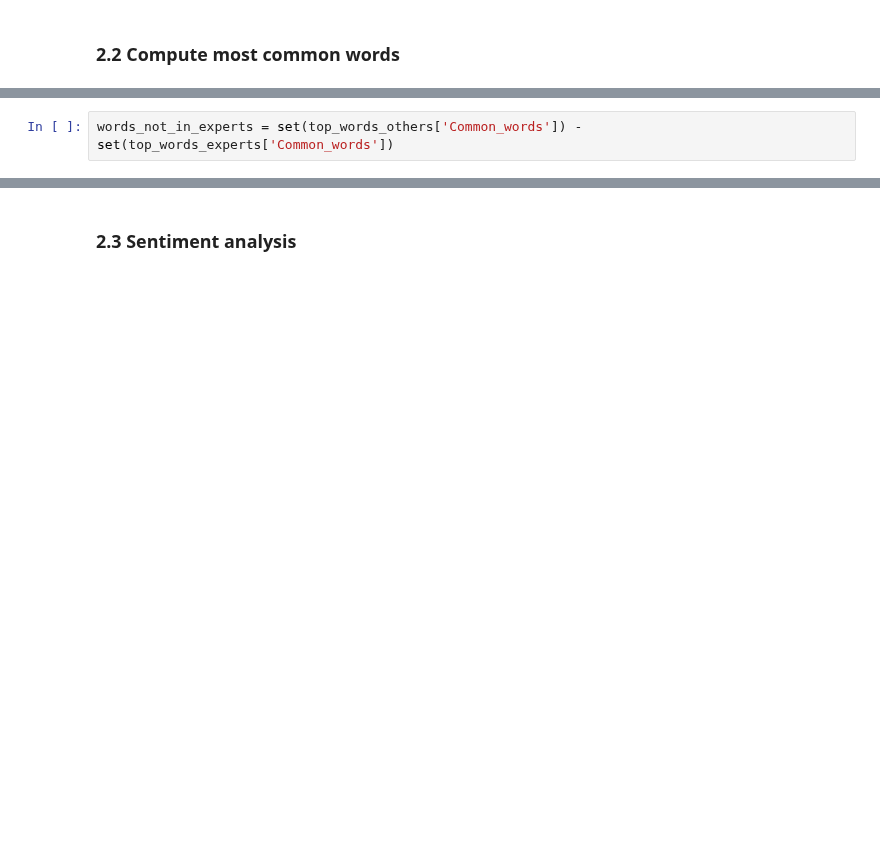
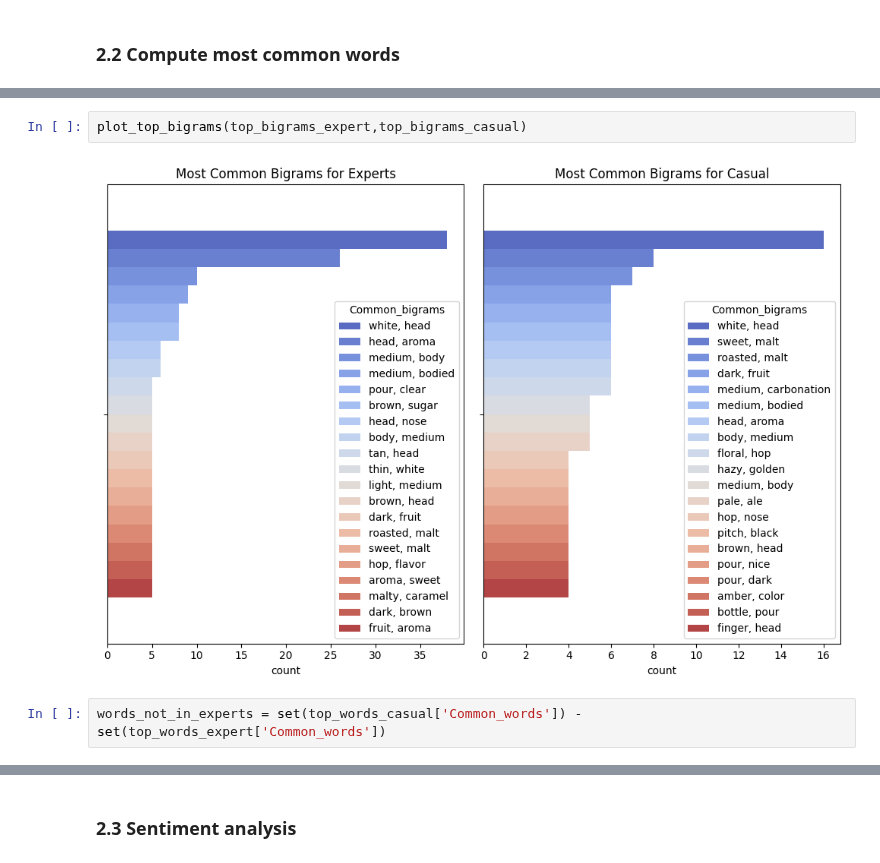
Before and after one commit to epfl-ada/ada-2023-project-remontada, a Jupyter notebook: code/main_vincent.ipynb, the cells around one changed output, grey strips where cells are left out. Saved outputs shown, nothing was run; the diff lists cells and outputs as text; blank space fills up the shorter version.

```diff
--- a/code/main_vincent.ipynb
+++ b/code/main_vincent.ipynb
@@ -1122,5 +1072,9 @@ plot_top_words(top_words_others, 'Others')
+# %%
+plot_top_bigrams(top_bigrams_expert,top_bigrams_casual)
+# %% [output]
+[figure, added]
 # %%
-words_not_in_experts = set(top_words_others['Common_words']) - set(top_words_experts['Common_words'])
+words_not_in_experts = set(top_words_casual['Common_words']) - set(top_words_expert['Common_words'])
 # %%
 words_not_in_experts
 # %% [output]
```
Also changed, not shown: parts of 44 cells of this notebook, 2 other files.
